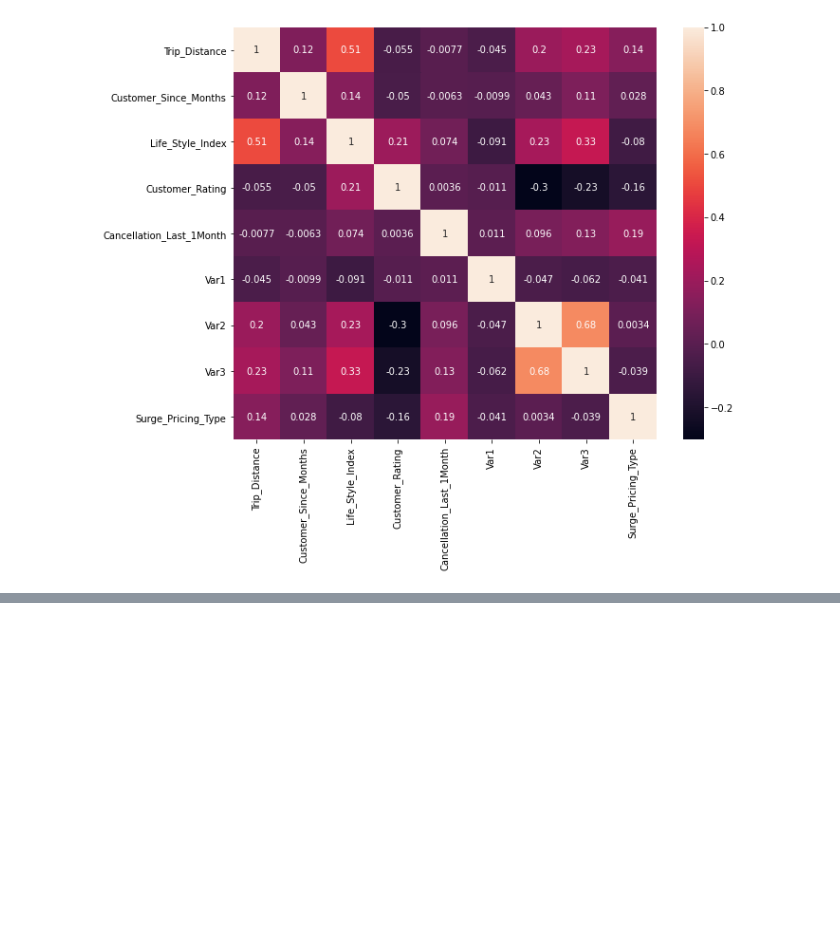
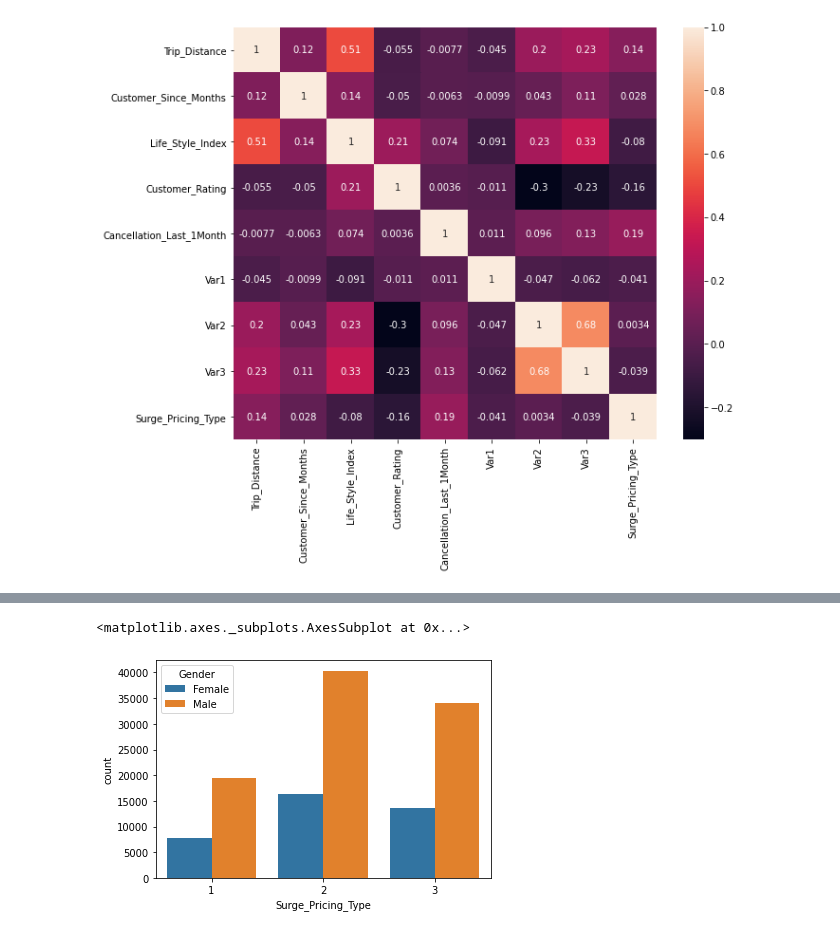
Before and after one commit to Shubham080997/Taxi_Surge_Pricing, a Jupyter notebook: Taxi_surge_price.ipynb, the cells around one changed output, grey strips where cells are left out. Drawn from its saved outputs; the diff is of its cells as text; code cells hidden in the pictures; blank space fills up the shorter version.

```diff
--- a/Taxi_surge_price.ipynb
+++ b/Taxi_surge_price.ipynb
@@ -143,0 +178,5 @@ sns.heatmap(taxi_df.corr(),annot=True)
+# %%
+sns.countplot(taxi_df['Surge_Pricing_Type'],hue=taxi_df['Gender'])
+# %% [output]
+<matplotlib.axes._subplots.AxesSubplot at 0x...>
+[figure, added]
```
Also changed, not shown: parts of 44 cells of this notebook.
